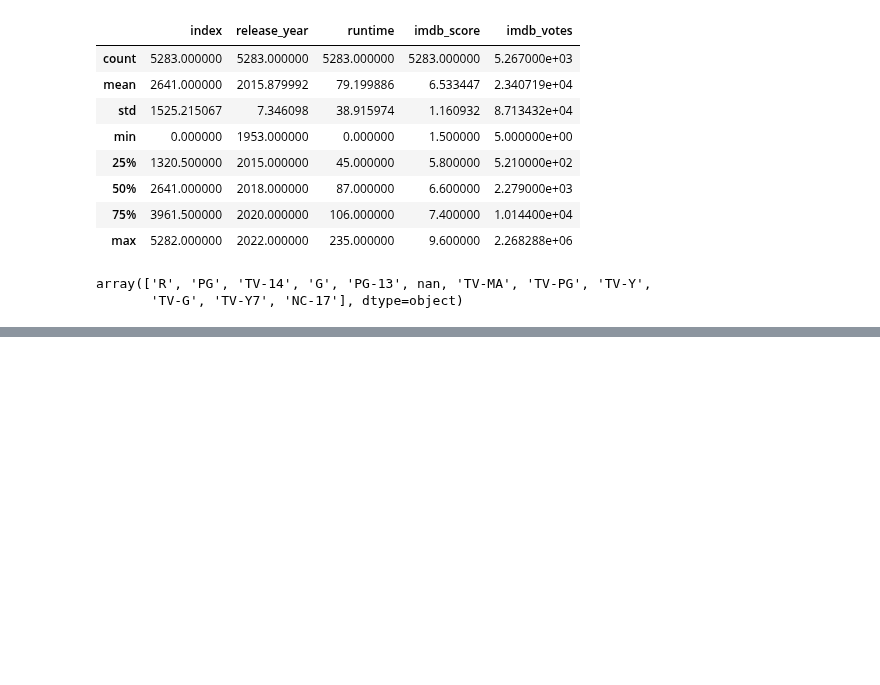
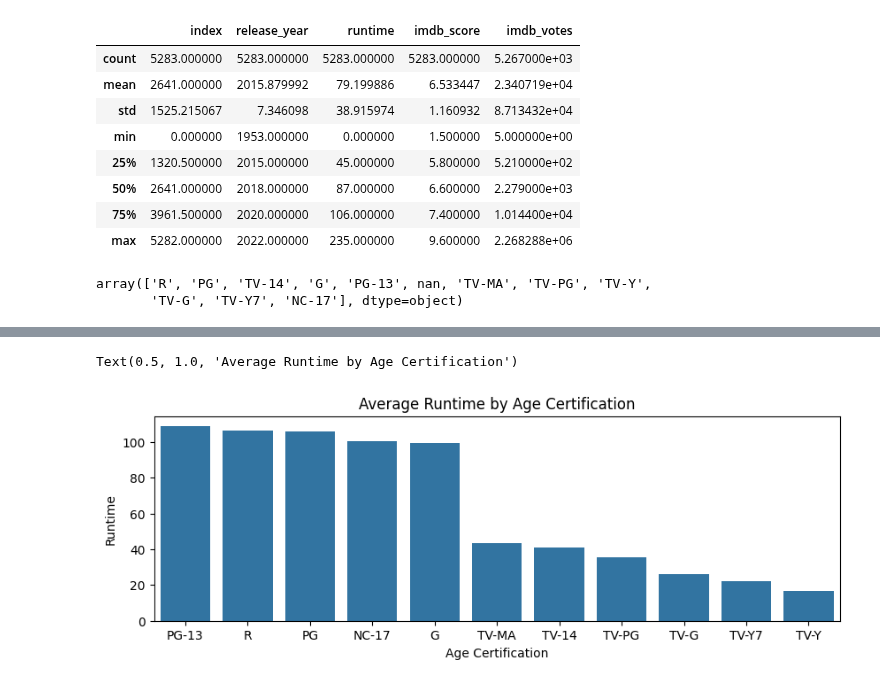
Before and after one commit to bnur-yildirim/Hi-Kod-Data-Science-Bootcamp, a Jupyter notebook: netflix-analysis.ipynb, the cells around one changed output, grey strips where cells are left out. Saved outputs shown, nothing was run; the diff lists cells and outputs as text; code cells hidden in the pictures; blank space fills up the shorter version.

```diff
--- a/netflix-analysis.ipynb
+++ b/netflix-analysis.ipynb
@@ -77,0 +68,10 @@ memory usage: 454.1+ KB
+# %%
+age_category_runtime = netflix.groupby("age_certification")[["runtime"]].mean().reset_index().sort_values(by="runtime", ascending=False)
+plt.figure(figsize=(10,3))
+sns.barplot(x="age_certification", y="runtime", data=age_category_runtime)
+plt.xlabel("Age Certification")
+plt.ylabel("Runtime")
+plt.title("Average Runtime by Age Certification")
+# %% [output]
+Text(0.5, 1.0, 'Average Runtime by Age Certification')
+[figure, added]
```
Also changed, not shown: parts of 5 cells of this notebook.
